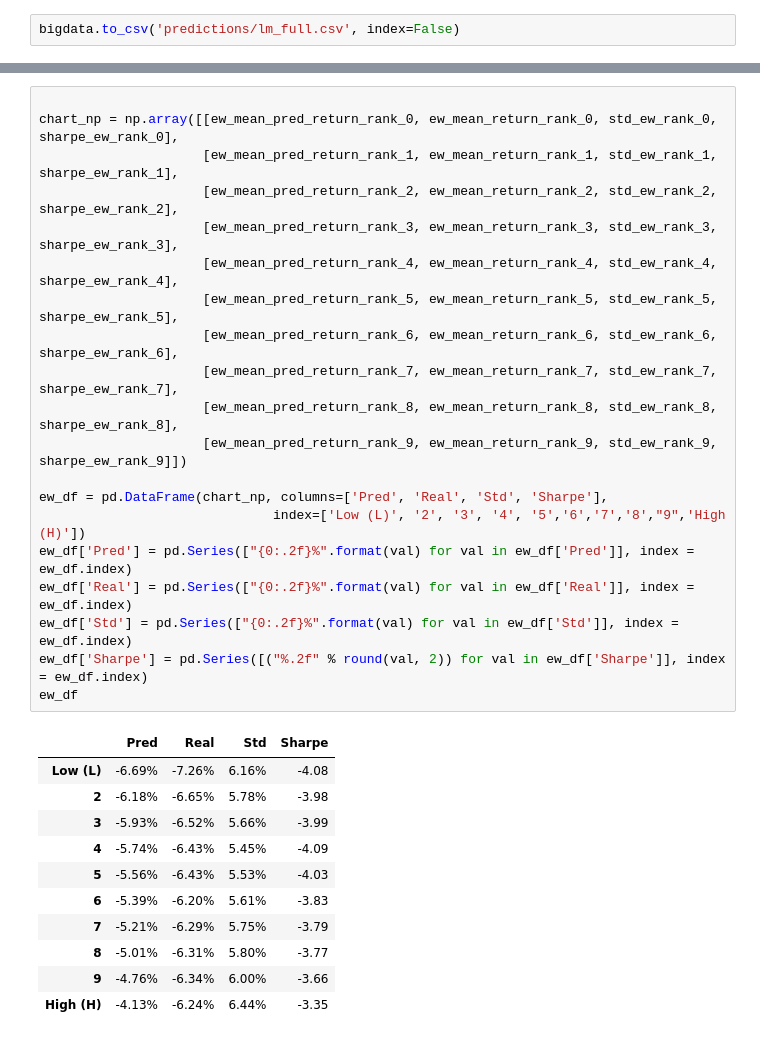
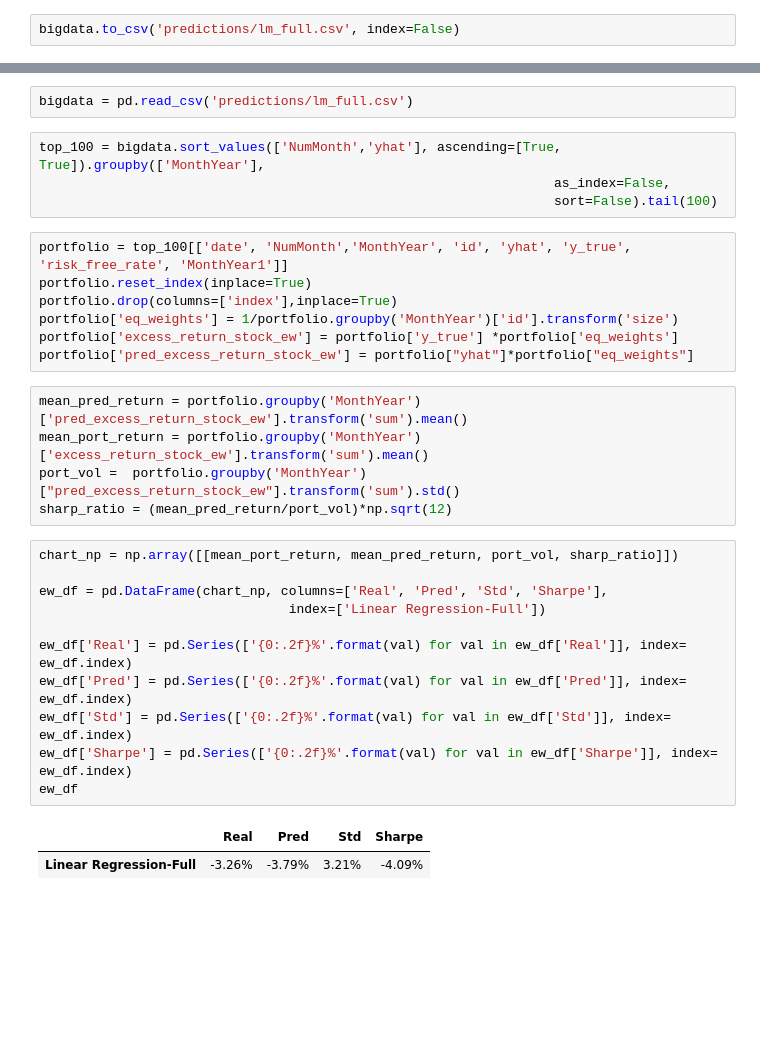
Before and after one commit to KidQuant/Taming-The-Factor-Zoo, a Jupyter notebook: 4.2_LR_Full.ipynb, the cells around one changed output, grey strips where cells are left out. Drawn from its saved outputs; the diff is of its cells as text; blank space fills up the shorter version.

```diff
--- a/4.2_LR_Full.ipynb
+++ b/4.2_LR_Full.ipynb
@@ -522,32 +463,32 @@ for j in np.arange(0,10,1):
+# %%
+bigdata = pd.read_csv('predictions/lm_full.csv')
+# %%
+top_100 = bigdata.sort_values(['NumMonth','yhat'], ascending=[True, True]).groupby(['MonthYear'],
+                                                                  as_index=False,
+                                                                  sort=False).tail(100)
+# %%
+portfolio = top_100[['date', 'NumMonth','MonthYear', 'id', 'yhat', 'y_true', 'risk_free_rate', 'MonthYear1']]
+portfolio.reset_index(inplace=True)
+portfolio.drop(columns=['index'],inplace=True)
+portfolio['eq_weights'] = 1/portfolio.groupby('MonthYear')['id'].transform('size')
+portfolio['excess_return_stock_ew'] = portfolio['y_true'] *portfolio['eq_weights']
+portfolio['pred_excess_return_stock_ew'] = portfolio["yhat"]*portfolio["eq_weights"]
+# %%
+mean_pred_return = portfolio.groupby('MonthYear')['pred_excess_return_stock_ew'].transform('sum').mean()
+mean_port_return = portfolio.groupby('MonthYear')['excess_return_stock_ew'].transform('sum').mean()
+port_vol =  portfolio.groupby('MonthYear')["pred_excess_return_stock_ew"].transform('sum').std()
+sharp_ratio = (mean_pred_return/port_vol)*np.sqrt(12)
 # %%
+chart_np = np.array([[mean_port_return, mean_pred_return, port_vol, sharp_ratio]])
 
-chart_np = np.array([[ew_mean_pred_return_rank_0, ew_mean_return_rank_0, std_ew_rank_0, sharpe_ew_rank_0],
-                     [ew_mean_pred_return_rank_1, ew_mean_return_rank_1, std_ew_rank_1, sharpe_ew_rank_1],
-                     [ew_mean_pred_return_rank_2, ew_mean_return_rank_2, std_ew_rank_2, sharpe_ew_rank_2],
-                     [ew_mean_pred_return_rank_3, ew_mean_return_rank_3, std_ew_rank_3, sharpe_ew_rank_3],
-                     [ew_mean_pred_return_rank_4, ew_mean_return_rank_4, std_ew_rank_4, sharpe_ew_rank_4],
-                     [ew_mean_pred_return_rank_5, ew_mean_return_rank_5, std_ew_rank_5, sharpe_ew_rank_5],
-                     [ew_mean_pred_return_rank_6, ew_mean_return_rank_6, std_ew_rank_6, sharpe_ew_rank_6],
-                     [ew_mean_pred_return_rank_7, ew_mean_return_rank_7, std_ew_rank_7, sharpe_ew_rank_7],
-                     [ew_mean_pred_return_rank_8, ew_mean_return_rank_8, std_ew_rank_8, sharpe_ew_rank_8],
-                     [ew_mean_pred_return_rank_9, ew_mean_return_rank_9, std_ew_rank_9, sharpe_ew_rank_9]])
+ew_df = pd.DataFrame(chart_np, columns=['Real', 'Pred', 'Std', 'Sharpe'],
+                                index=['Linear Regression-Full'])
 
-ew_df = pd.DataFrame(chart_np, columns=['Pred', 'Real', 'Std', 'Sharpe'],
-                              index=['Low (L)', '2', '3', '4', '5','6','7','8',"9",'High (H)'])
-ew_df['Pred'] = pd.Series(["{0:.2f}%".format(val) for val in ew_df['Pred']], index = ew_df.index)
-ew_df['Real'] = pd.Series(["{0:.2f}%".format(val) for val in ew_df['Real']], index = ew_df.index)
-ew_df['Std'] = pd.Series(["{0:.2f}%".format(val) for val in ew_df['Std']], index = ew_df.index)
-ew_df['Sharpe'] = pd.Series([("%.2f" % round(val, 2)) for val in ew_df['Sharpe']], index = ew_df.index)
+ew_df['Real'] = pd.Series(['{0:.2f}%'.format(val) for val in ew_df['Real']], index= ew_df.index)
+ew_df['Pred'] = pd.Series(['{0:.2f}%'.format(val) for val in ew_df['Pred']], index= ew_df.index)
+ew_df['Std'] = pd.Series(['{0:.2f}%'.format(val) for val in ew_df['Std']], index= ew_df.index)
+ew_df['Sharpe'] = pd.Series(['{0:.2f}%'.format(val) for val in ew_df['Sharpe']], index= ew_df.index)
 ew_df
 # %% [output]
-|  | Pred | Real | Std | Sharpe |
-| Low (L) | -6.69% | -7.26% | 6.16% | -4.08 |
-| 2 | -6.18% | -6.65% | 5.78% | -3.98 |
-| 3 | -5.93% | -6.52% | 5.66% | -3.99 |
-| 4 | -5.74% | -6.43% | 5.45% | -4.09 |
-| 5 | -5.56% | -6.43% | 5.53% | -4.03 |
-| 6 | -5.39% | -6.20% | 5.61% | -3.83 |
-| 7 | -5.21% | -6.29% | 5.75% | -3.79 |
-| 8 | -5.01% | -6.31% | 5.80% | -3.77 |
-| 9 | -4.76% | -6.34% | 6.00% | -3.66 |
-| High (H) | -4.13% | -6.24% | 6.44% | -3.35 |
+|  | Real | Pred | Std | Sharpe |
+| Linear Regression-Full | -3.26% | -3.79% | 3.21% | -4.09% |
```
Also changed, not shown: parts of 3 cells of this notebook, 4 other files.
